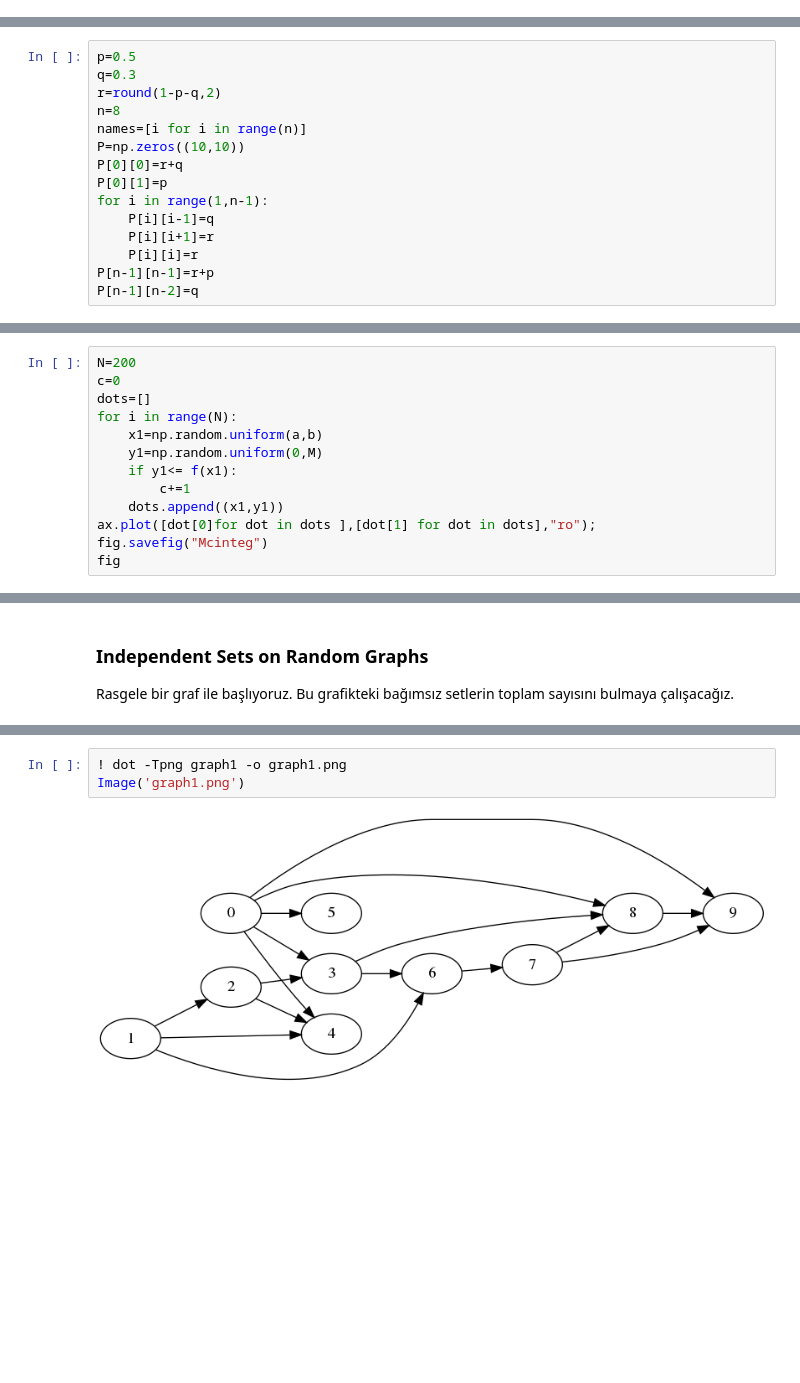
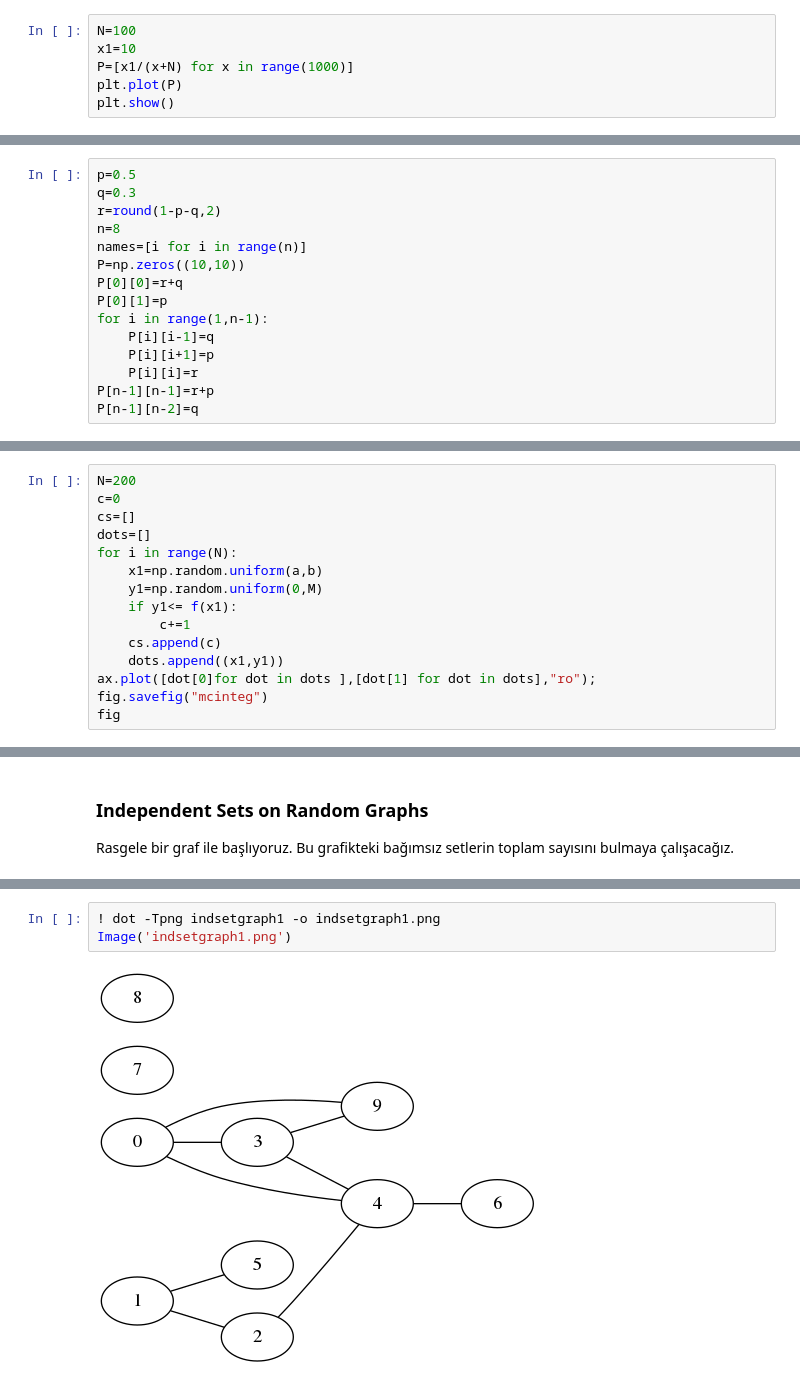
Before and after one commit to ardakdemir/Markov-Zincirleri-Simulasyon, a Jupyter notebook: markovzincirleri.ipynb, the cells around one changed output, grey strips where cells are left out. Saved outputs shown, nothing was run; the diff lists cells and outputs as text; blank space fills up the shorter version.

```diff
--- a/markovzincirleri.ipynb
+++ b/markovzincirleri.ipynb
@@ -339,0 +346,6 @@ N=100
+# %%
+N=100
+x1=10
+P=[x1/(x+N) for x in range(1000)]
+plt.plot(P)
+plt.show()
@@ -631,7 +662,7 @@ P[0][0]=r+q
 P[0][1]=p
 for i in range(1,n-1):
     P[i][i-1]=q
-    P[i][i+1]=r
+    P[i][i+1]=p
     P[i][i]=r
 P[n-1][n-1]=r+p
 P[n-1][n-2]=q
@@ -839,14 +871,16 @@ def f(x):
 # %%
 N=200
 c=0
+cs=[]
 dots=[]
 for i in range(N):
     x1=np.random.uniform(a,b)
     y1=np.random.uniform(0,M)
     if y1<= f(x1):
         c+=1
+    cs.append(c)
     dots.append((x1,y1))
 ax.plot([dot[0]for dot in dots ],[dot[1] for dot in dots],"ro");
-fig.savefig("Mcinteg")
+fig.savefig("mcinteg")
 fig
 # %% [output]
@@ -988,5 +1033,5 @@ drawgraph2(G,"graph1",nx.spring_layout(G))
 # %%
-! dot -Tpng graph1 -o graph1.png
-Image('graph1.png')
+! dot -Tpng indsetgraph1 -o indsetgraph1.png
+Image('indsetgraph1.png')
 # %% [output]
-[figure, old version]
+[figure, new version]
```
Also changed, not shown: parts of 40 cells of this notebook.
